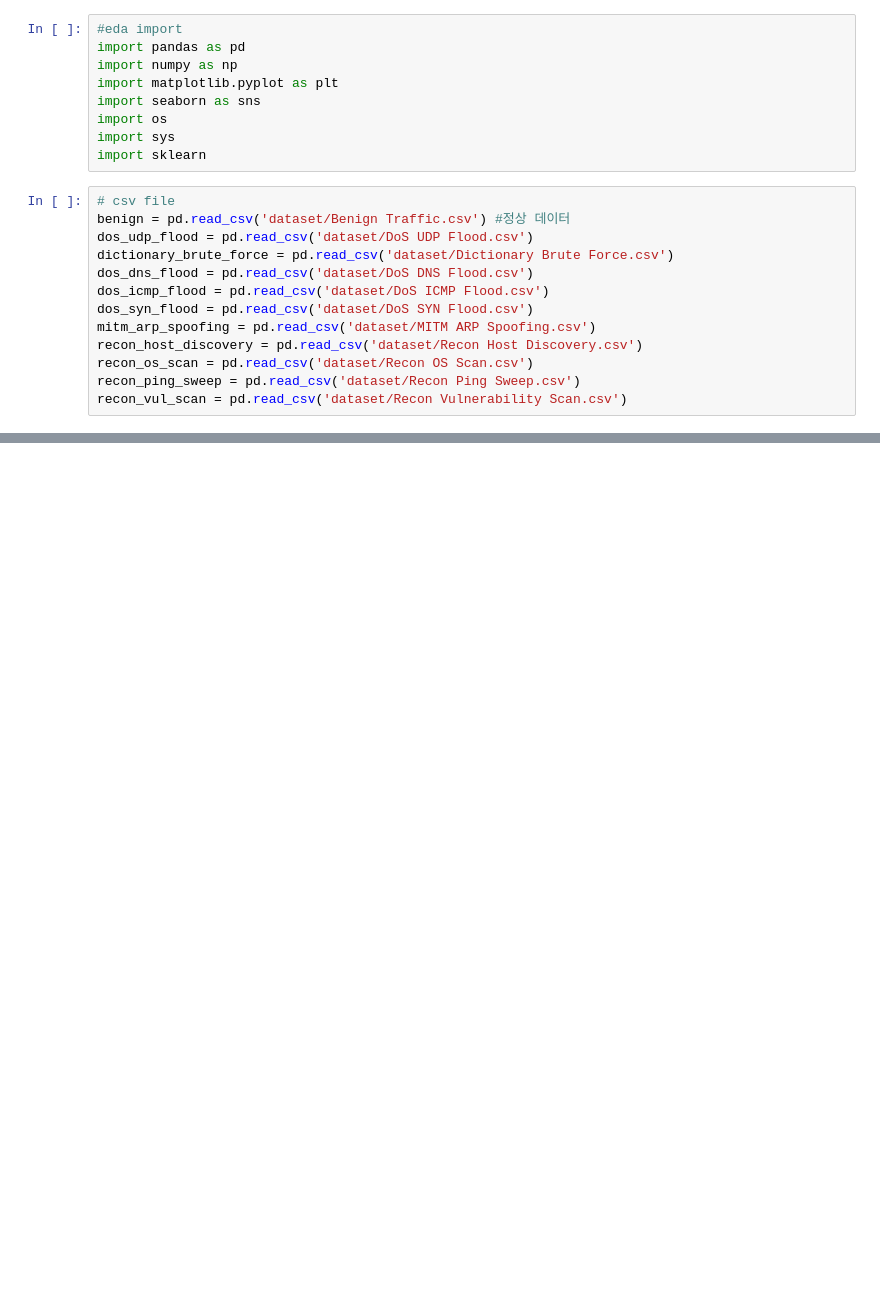
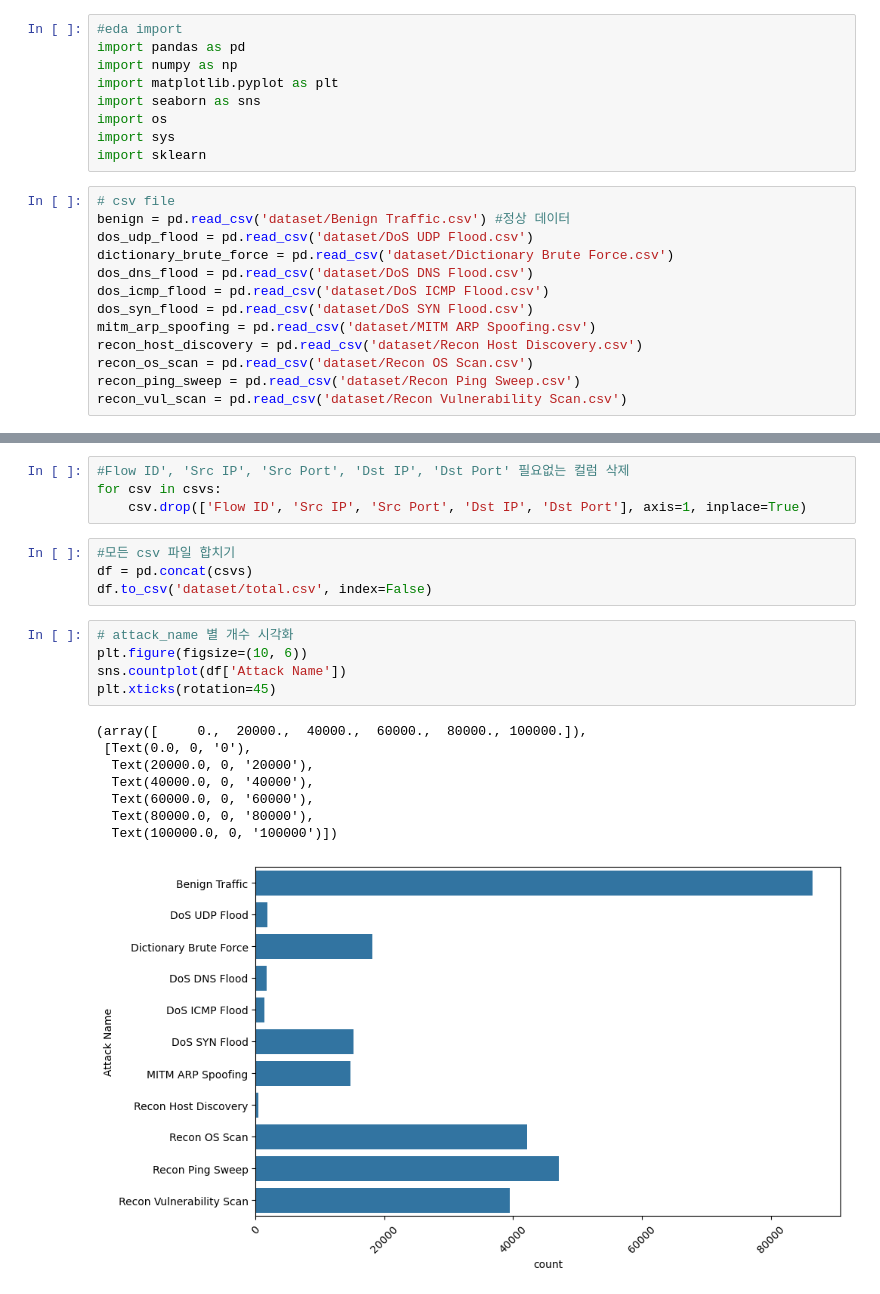
Before and after one commit to kjmkjmkj/datasci_project, a Jupyter notebook: eda.ipynb, the cells around one changed output, grey strips where cells are left out. Drawn from its saved outputs; the diff is of its cells as text; blank space fills up the shorter version.

```diff
--- a/eda.ipynb
+++ b/eda.ipynb
@@ -58,0 +77,22 @@ for csv in csvs:
+# %%
+#Flow ID', 'Src IP', 'Src Port', 'Dst IP', 'Dst Port' 필요없는 컬럼 삭제
+for csv in csvs:
+    csv.drop(['Flow ID', 'Src IP', 'Src Port', 'Dst IP', 'Dst Port'], axis=1, inplace=True)
+# %%
+#모든 csv 파일 합치기
+df = pd.concat(csvs)
+df.to_csv('dataset/total.csv', index=False)
+# %%
+# attack_name 별 개수 시각화
+plt.figure(figsize=(10, 6))
+sns.countplot(df['Attack Name'])
+plt.xticks(rotation=45)
+# %% [output]
+(array([     0.,  20000.,  40000.,  60000.,  80000., 100000.]),
+ [Text(0.0, 0, '0'),
+  Text(20000.0, 0, '20000'),
+  Text(40000.0, 0, '40000'),
+  Text(60000.0, 0, '60000'),
+  Text(80000.0, 0, '80000'),
+  Text(100000.0, 0, '100000')])
+[figure, added]
```
Also changed, not shown: parts of 6 cells of this notebook, 1 other file.
